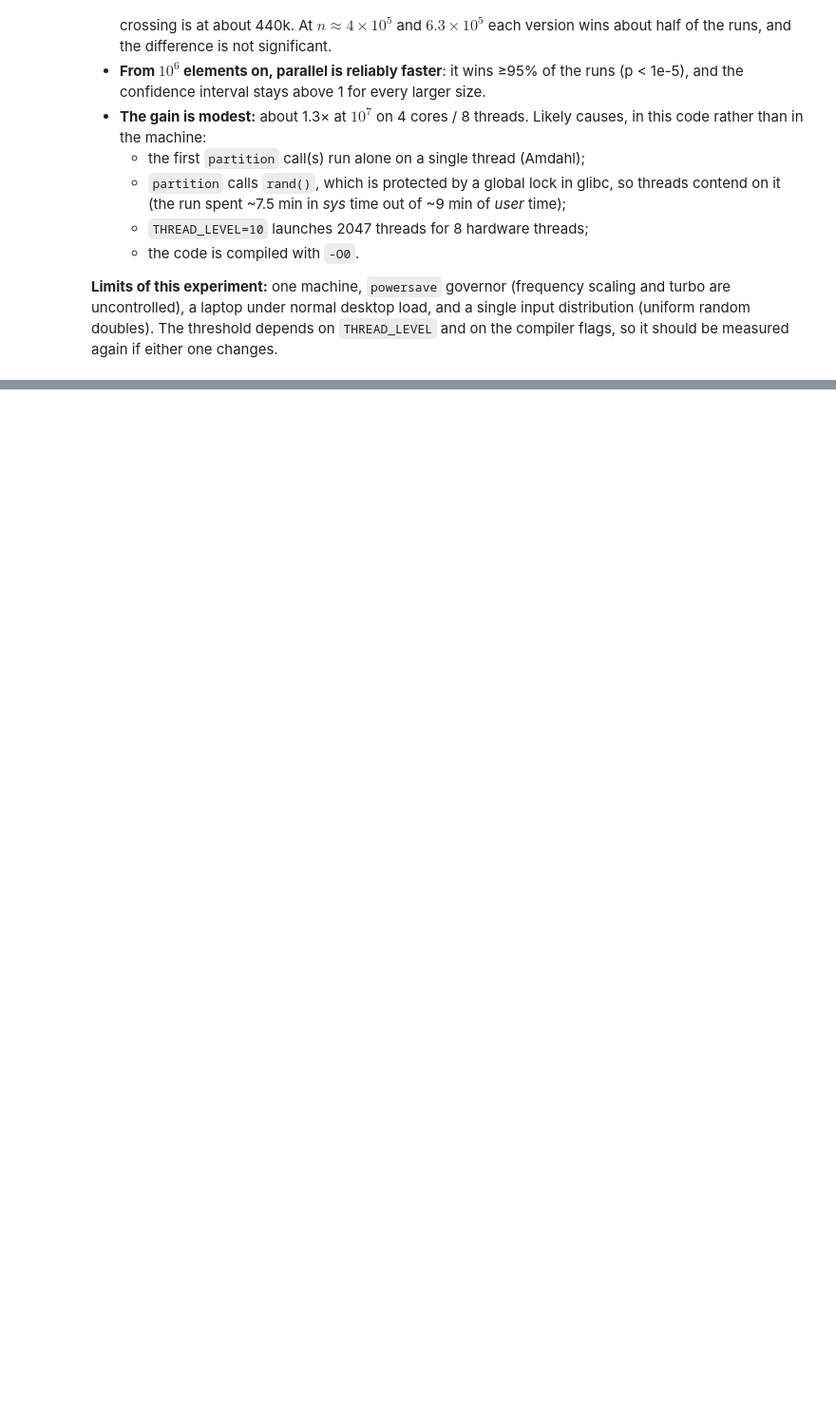
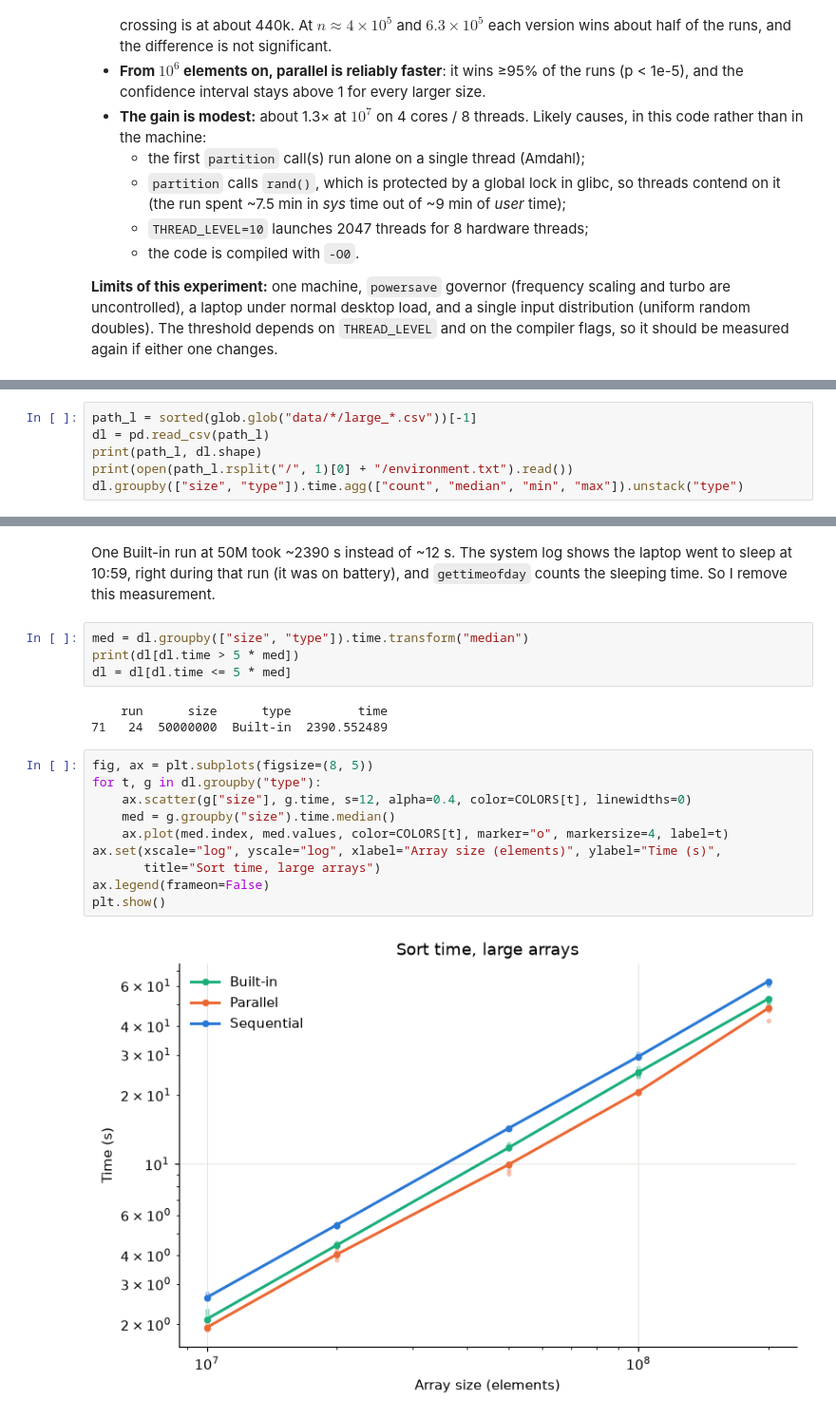
Before and after one commit to rabio10/M2R-ParallelQuicksort, a Jupyter notebook: analysis_yassine.ipynb, the cells around one changed output, grey strips where cells are left out. Shown at 95% size. Cells and saved outputs as stored; diff of their text form; blank space fills up the shorter version.

Commit message:
Analysis for Very big arrays : 10M -> 200M

```diff
--- a/analysis_yassine.ipynb
+++ b/analysis_yassine.ipynb
@@ -158,0 +165,6 @@ Max median speed-up observed: 1.31x at n = 10,000,000
+# %%
+path_l = sorted(glob.glob("data/*/large_*.csv"))[-1]
+dl = pd.read_csv(path_l)
+print(path_l, dl.shape)
+print(open(path_l.rsplit("/", 1)[0] + "/environment.txt").read())
+dl.groupby(["size", "type"]).time.agg(["count", "median", "min", "max"]).unstack("type")
@@ -158,0 +193,21 @@ Max median speed-up observed: 1.31x at n = 10,000,000
+# %% [markdown]
+One Built-in run at 50M took ~2390 s instead of ~12 s. The system log shows the laptop went to sleep at 10:59, right during that run (it was on battery), and `gettimeofday` counts the sleeping time. So I remove this measurement.
+# %%
+med = dl.groupby(["size", "type"]).time.transform("median")
+print(dl[dl.time > 5 * med])
+dl = dl[dl.time <= 5 * med]
+# %% [output]
+    run      size      type         time
+71   24  50000000  Built-in  2390.552489
+# %%
+fig, ax = plt.subplots(figsize=(8, 5))
+for t, g in dl.groupby("type"):
+    ax.scatter(g["size"], g.time, s=12, alpha=0.4, color=COLORS[t], linewidths=0)
+    med = g.groupby("size").time.median()
+    ax.plot(med.index, med.values, color=COLORS[t], marker="o", markersize=4, label=t)
+ax.set(xscale="log", yscale="log", xlabel="Array size (elements)", ylabel="Time (s)",
+       title="Sort time, large arrays")
+ax.legend(frameon=False)
+plt.show()
+# %% [output]
+[figure, added]
```
Also changed, not shown: parts of 5 cells of this notebook, 4 other files.
